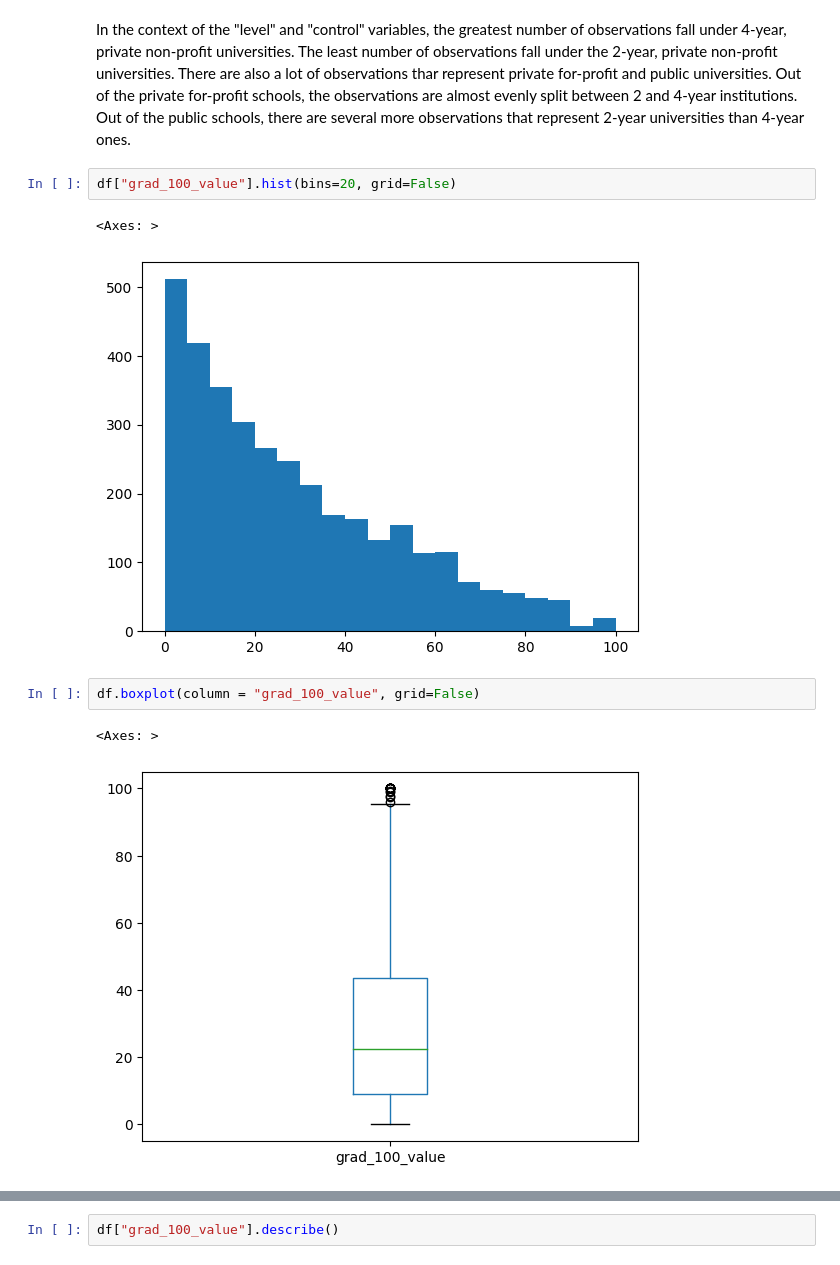
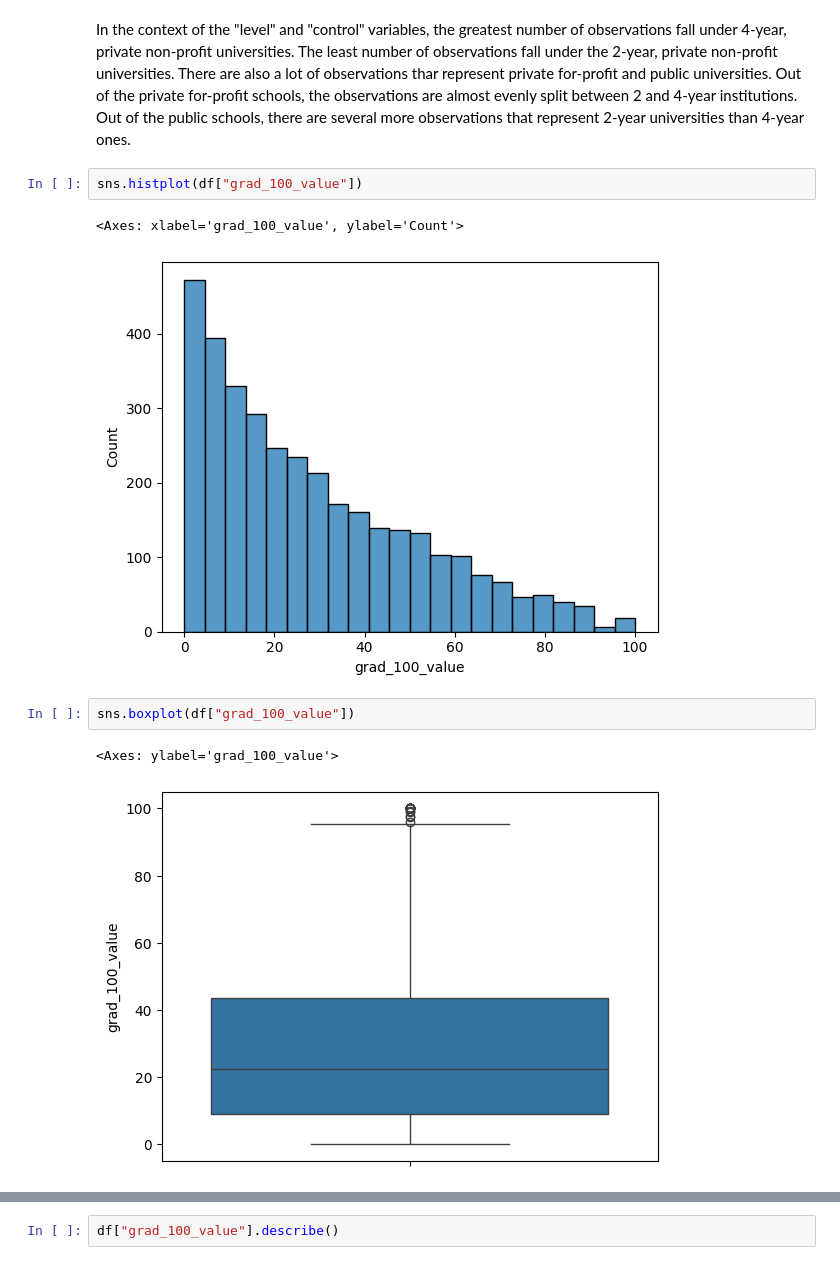
Before and after one commit to kelseymatsik/visualization, a Jupyter notebook: assignment/assignment.ipynb, the cells around one changed output, grey strips where cells are left out. Drawn from its saved outputs; the diff is of its cells as text.

```diff
--- a/assignment/assignment.ipynb
+++ b/assignment/assignment.ipynb
@@ -51,13 +67,13 @@ pd.crosstab(df["control"], df["level"])
 # %% [markdown]
 In the context of the "level" and "control" variables, the greatest number of observations fall under 4-year, private non-profit universities. The least number of observations fall under the 2-year, private non-profit universities. There are also a lot of observations thar represent private for-profit and public universities. Out of the private for-profit schools, the observations are almost evenly split between 2 and 4-year institutions. Out of the public schools, there are several more observations that represent 2-year universities than 4-year ones.
 # %%
-df["grad_100_value"].hist(bins=20, grid=False)
+sns.histplot(df["grad_100_value"])
 # %% [output]
-<Axes: >
+<Axes: xlabel='grad_100_value', ylabel='Count'>
-[figure, old version]
+[figure, new version]
 # %%
-df.boxplot(column = "grad_100_value", grid=False)
+sns.boxplot(df["grad_100_value"])
 # %% [output]
-<Axes: >
+<Axes: ylabel='grad_100_value'>
-[figure, old version]
+[figure, new version]
 # %%
```
Also changed, not shown: parts of 10 cells of this notebook.
